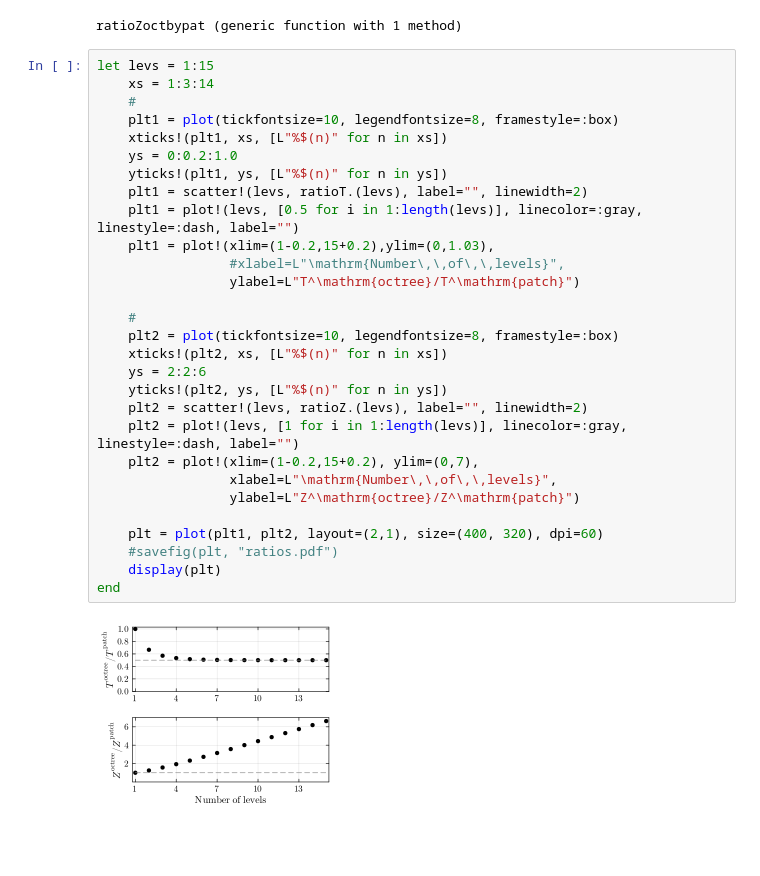
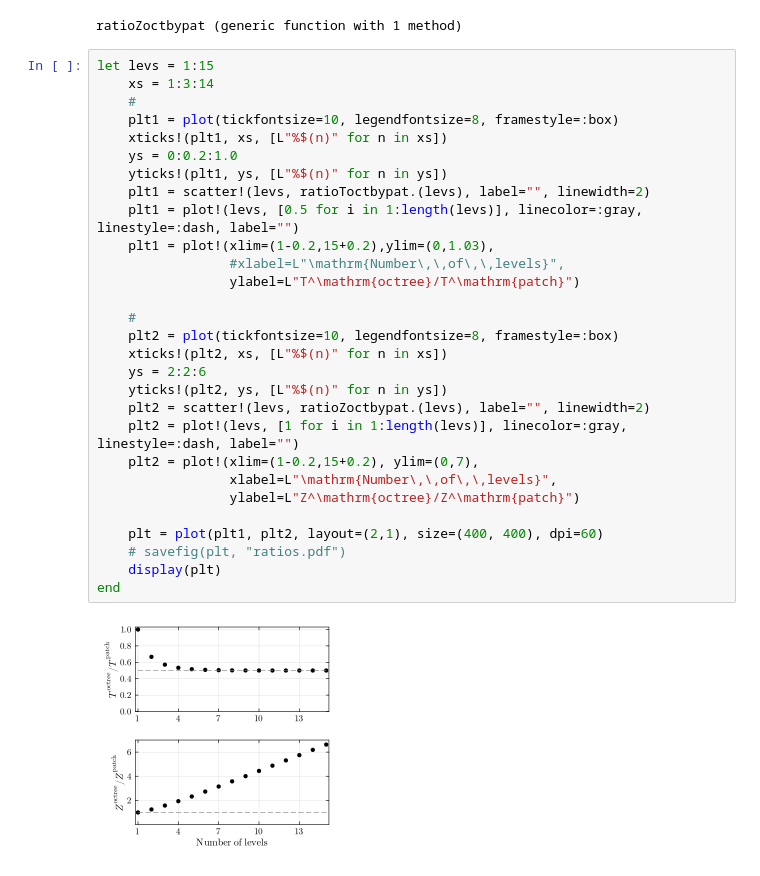
Before and after one commit to lwJi/Docs-Subcycle, a Jupyter notebook: ipynb/plot-for-slides.ipynb, the cells around one changed output. Cells and saved outputs as stored; diff of their text form; blank space fills up the shorter version.

Commit message:
ipynb: update plot-for-slides.ipynb

```diff
--- a/ipynb/plot-for-slides.ipynb
+++ b/ipynb/plot-for-slides.ipynb
@@ -13,31 +13,31 @@ ratioZoctbypat (generic function with 1 method)
 # %%
 let levs = 1:15
     xs = 1:3:14
     #
     plt1 = plot(tickfontsize=10, legendfontsize=8, framestyle=:box)
     xticks!(plt1, xs, [L"%$(n)" for n in xs])
     ys = 0:0.2:1.0
     yticks!(plt1, ys, [L"%$(n)" for n in ys])
-    plt1 = scatter!(levs, ratioT.(levs), label="", linewidth=2)
+    plt1 = scatter!(levs, ratioToctbypat.(levs), label="", linewidth=2)
     plt1 = plot!(levs, [0.5 for i in 1:length(levs)], linecolor=:gray, linestyle=:dash, label="")
     plt1 = plot!(xlim=(1-0.2,15+0.2),ylim=(0,1.03),
                  #xlabel=L"\mathrm{Number\,\,of\,\,levels}",
                  ylabel=L"T^\mathrm{octree}/T^\mathrm{patch}")
 
     #
     plt2 = plot(tickfontsize=10, legendfontsize=8, framestyle=:box)
     xticks!(plt2, xs, [L"%$(n)" for n in xs])
     ys = 2:2:6
     yticks!(plt2, ys, [L"%$(n)" for n in ys])
-    plt2 = scatter!(levs, ratioZ.(levs), label="", linewidth=2)
+    plt2 = scatter!(levs, ratioZoctbypat.(levs), label="", linewidth=2)
     plt2 = plot!(levs, [1 for i in 1:length(levs)], linecolor=:gray, linestyle=:dash, label="")
     plt2 = plot!(xlim=(1-0.2,15+0.2), ylim=(0,7),
                  xlabel=L"\mathrm{Number\,\,of\,\,levels}",
                  ylabel=L"Z^\mathrm{octree}/Z^\mathrm{patch}")
 
-    plt = plot(plt1, plt2, layout=(2,1), size=(400, 320), dpi=60)
-    #savefig(plt, "ratios.pdf")
+    plt = plot(plt1, plt2, layout=(2,1), size=(400, 400), dpi=60)
+    # savefig(plt, "ratios.pdf")
     display(plt)
 end
 # %% [output]
-[figure, old version]
+[figure, new version]
```
Also changed, not shown: 1 other file.
